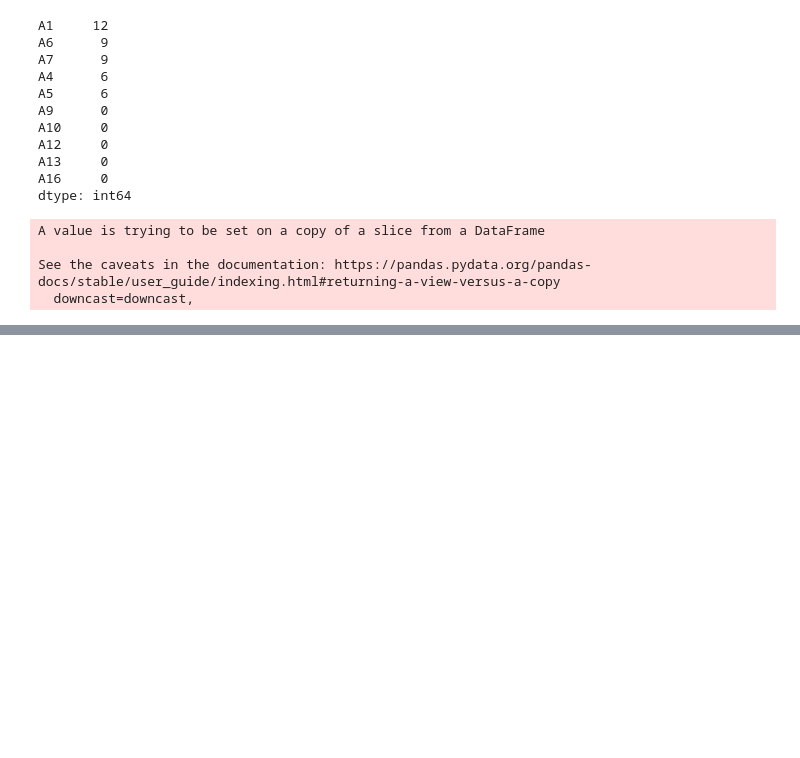
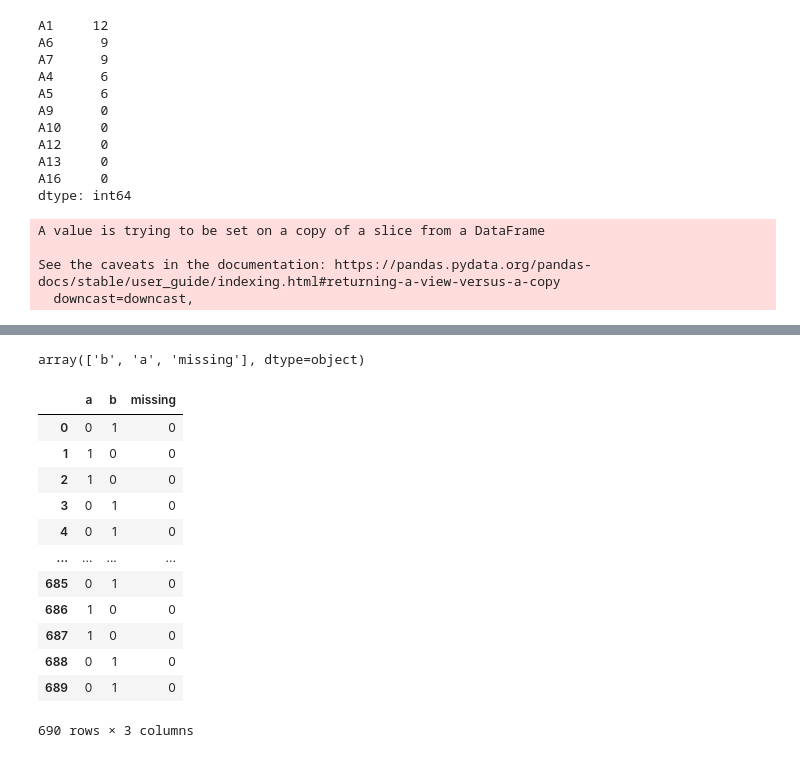
Before and after one commit to ashen007/Feature_enginering, a Jupyter notebook: notebooks/encoding features.ipynb, the cells around one changed output, grey strips where cells are left out. Saved outputs shown, nothing was run; the diff lists cells and outputs as text; code cells hidden in the pictures; blank space fills up the shorter version.

```diff
--- a/notebooks/encoding features.ipynb
+++ b/notebooks/encoding features.ipynb
@@ -244,0 +297,20 @@ See the caveats in the documentation: https://pandas.pydata.org/pandas-docs/stab
+# %%
+categorical_feature['A1'].unique()
+# %% [output]
+array(['b', 'a', 'missing'], dtype=object)
+# %%
+pd.get_dummies(categorical_feature['A1'])
+# %% [output]
+|  | a | b | missing |
+| 0 | 0 | 1 | 0 |
+| 1 | 1 | 0 | 0 |
+| 2 | 1 | 0 | 0 |
+| 3 | 0 | 1 | 0 |
+| 4 | 0 | 1 | 0 |
+| ... | ... | ... | ... |
+| 685 | 0 | 1 | 0 |
+| 686 | 1 | 0 | 0 |
+| 687 | 1 | 0 | 0 |
+| 688 | 0 | 1 | 0 |
+| 689 | 0 | 1 | 0 |
+690 rows × 3 columns
```
Also changed, not shown: parts of 10 cells of this notebook.
